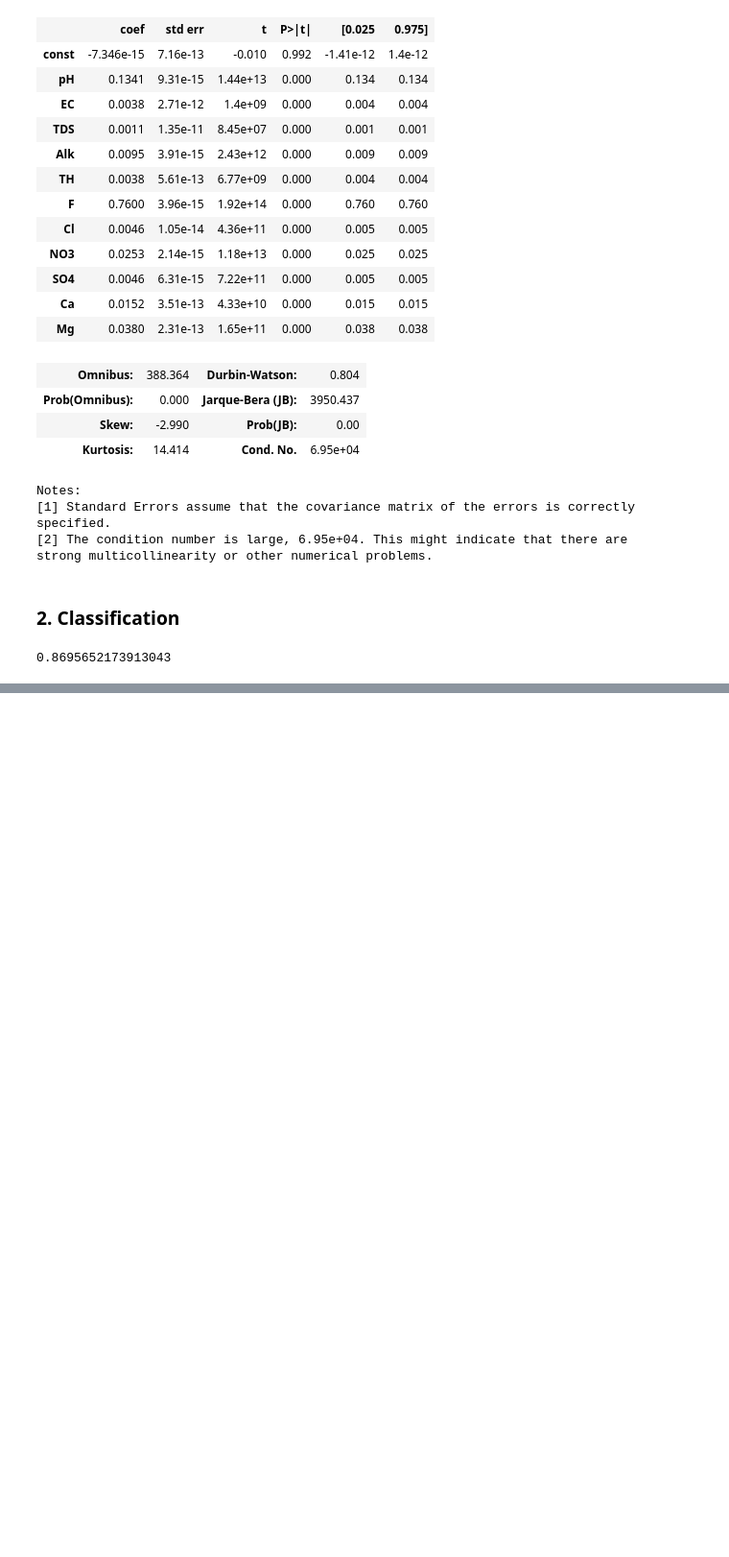
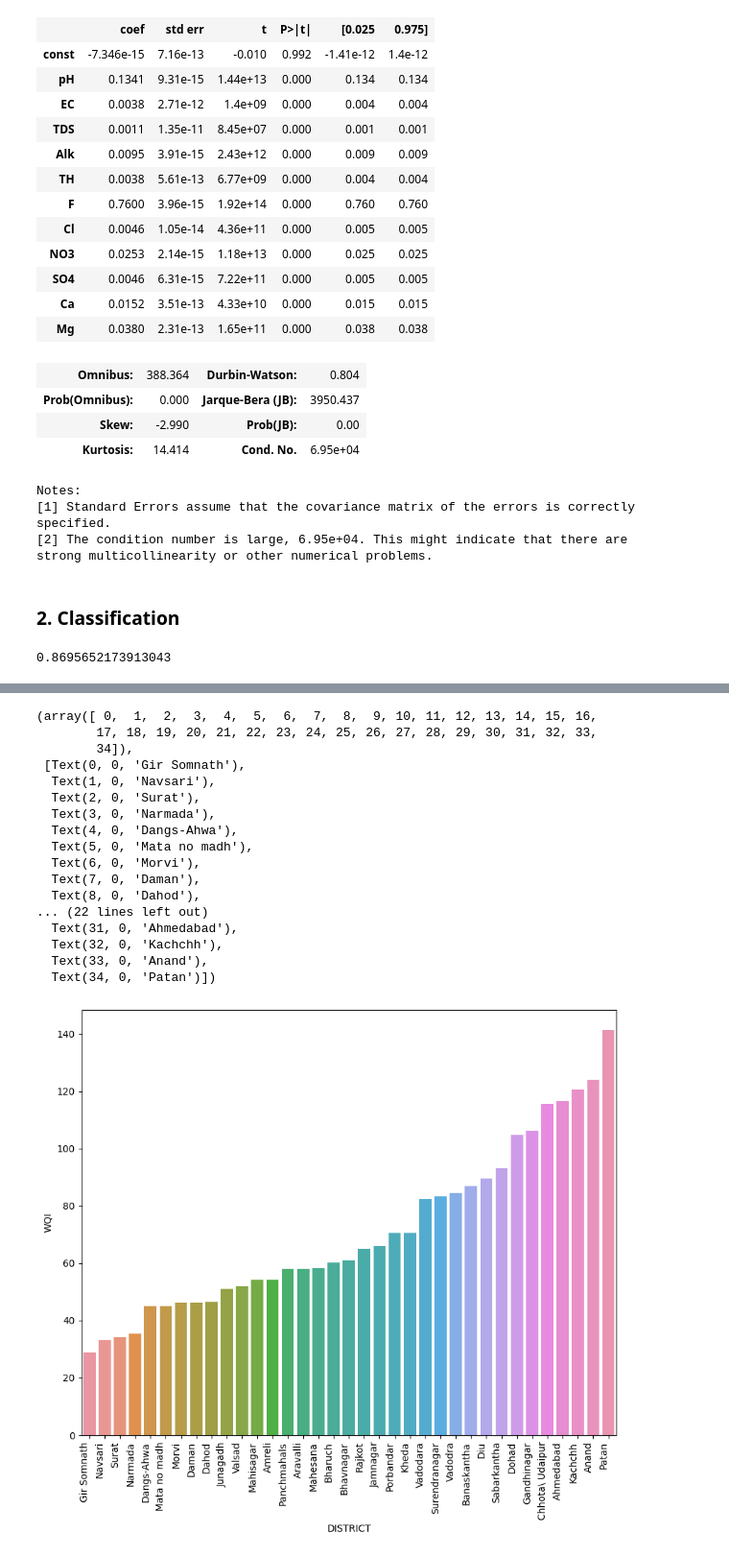
Before and after one commit to Ethan0456/Major-Project, a Jupyter notebook: code.ipynb, the cells around one changed output, grey strips where cells are left out. Shown: that part at 96% size. Saved outputs shown, nothing was run; the diff lists cells and outputs as text; code cells hidden in the pictures; blank space fills up the shorter version.

```diff
--- a/code.ipynb
+++ b/code.ipynb
@@ -305,0 +368,25 @@ print(hello)
+# %%
+ddf1 = pd.DataFrame(data.groupby('DISTRICT')['WQI'].mean()).sort_values(by='WQI', ascending=True)
+# %%
+plt.figure(figsize=(10,8))
+sns.barplot(data=ddf1, x=ddf1.index, y='WQI')
+plt.xticks(rotation=90, ha='right')
+# %% [output]
+(array([ 0,  1,  2,  3,  4,  5,  6,  7,  8,  9, 10, 11, 12, 13, 14, 15, 16,
+        17, 18, 19, 20, 21, 22, 23, 24, 25, 26, 27, 28, 29, 30, 31, 32, 33,
+        34]),
+ [Text(0, 0, 'Gir Somnath'),
+  Text(1, 0, 'Navsari'),
+  Text(2, 0, 'Surat'),
+  Text(3, 0, 'Narmada'),
+  Text(4, 0, 'Dangs-Ahwa'),
+  Text(5, 0, 'Mata no madh'),
+  Text(6, 0, 'Morvi'),
+  Text(7, 0, 'Daman'),
+  Text(8, 0, 'Dahod'),
+... (22 lines left out)
+  Text(31, 0, 'Ahmedabad'),
+  Text(32, 0, 'Kachchh'),
+  Text(33, 0, 'Anand'),
+  Text(34, 0, 'Patan')])
+[figure, added]
```
Also changed, not shown: parts of 9 cells of this notebook.
